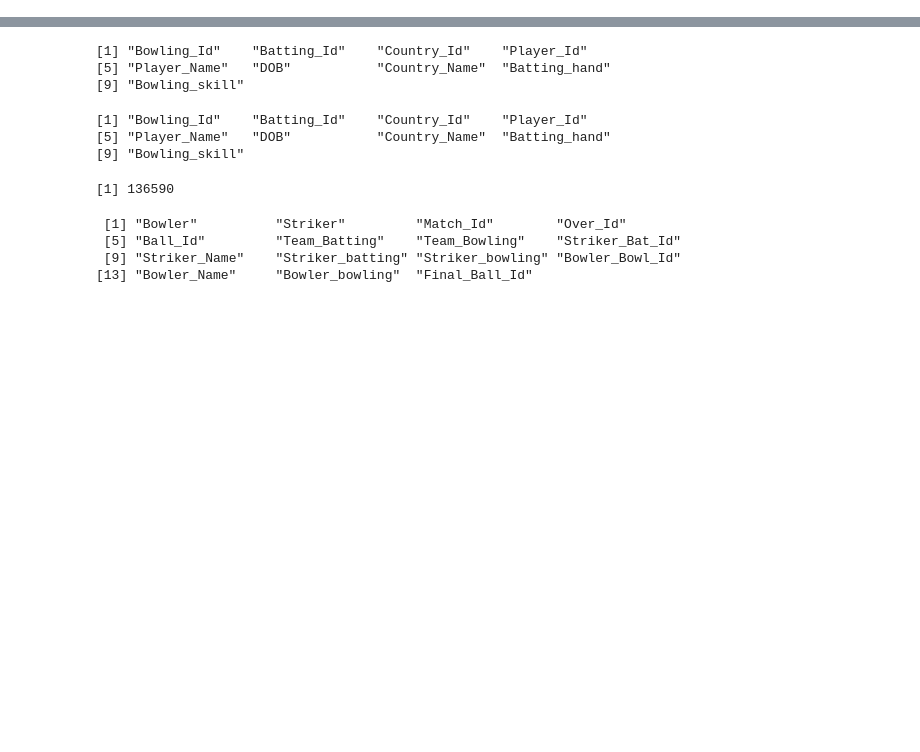
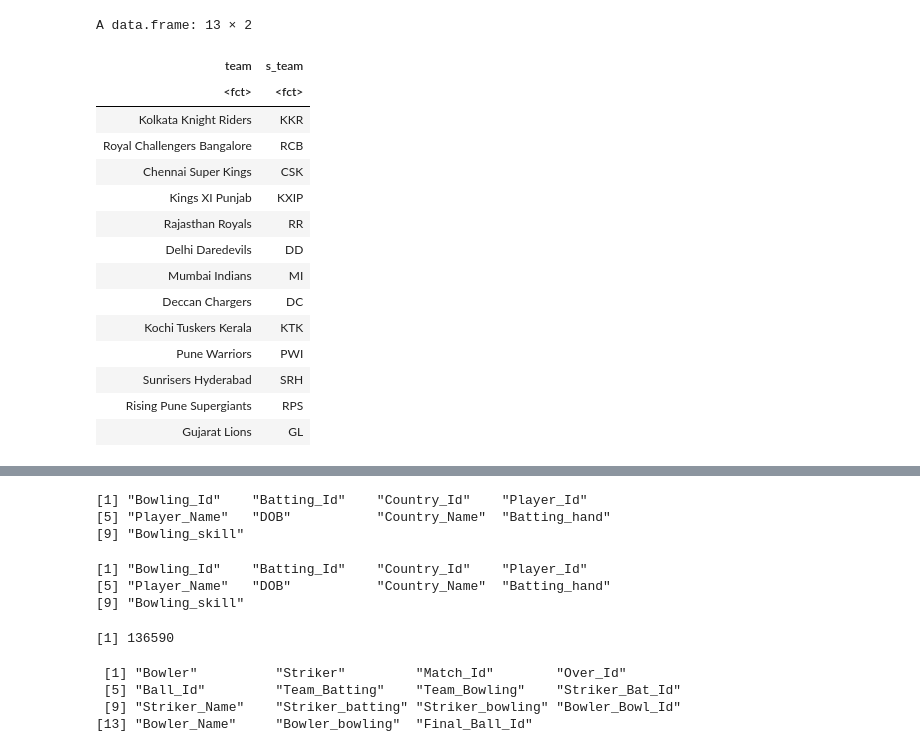
Before and after one commit to ronaldallapadan/DataWranglingProject, a Jupyter notebook: Data422_Group_Project.ipynb, the cells around one changed output, grey strips where cells are left out. Saved outputs shown, nothing was run; the diff lists cells and outputs as text; code cells hidden in the pictures; blank space fills up the shorter version.

```diff
--- a/Data422_Group_Project.ipynb
+++ b/Data422_Group_Project.ipynb
@@ -9,7 +9,10 @@ batting_style = read.csv("./Data/Batting_Style.csv")
 wicket_taken = read.csv("./Data/wicket_taken.csv")
 bowling_style = read.csv("./Data/Bowling_Style.csv")
 batsman_scored = read.csv("./Data/batsman_scored.csv")
-nrow(batsman_scored)
+data <- read.csv("./Data/deliveries.csv")
+matches <- read.csv("./Data/Match.csv")
+matches <- matches[,-18]
+data$wickets <- as.numeric(ifelse(data$player_dismissed =="" ,"",1))
 # %% [output]
 Parsed with column specification:
 cols(
@@ -31,0 +34,4 @@ cols(
+# %%
+teams <- data %>% select(batting_team)%>%
+  distinct()
+teams
@@ -31,0 +75,21 @@ cols(
+# %%
+s_team <- c("KKR","RCB","CSK","KXIP","RR","DD","MI","DC","KTK","PWI","SRH","RPS","GL")
+teams <- cbind(teams, s_team)
+teams
+# %% [output]
+A data.frame: 13 × 2
+| team | s_team |
+| <fct> | <fct> |
+| Kolkata Knight Riders | KKR |
+| Royal Challengers Bangalore | RCB |
+| Chennai Super Kings | CSK |
+| Kings XI Punjab | KXIP |
+| Rajasthan Royals | RR |
+| Delhi Daredevils | DD |
+| Mumbai Indians | MI |
+| Deccan Chargers | DC |
+| Kochi Tuskers Kerala | KTK |
+| Pune Warriors | PWI |
+| Sunrisers Hyderabad | SRH |
+| Rising Pune Supergiants | RPS |
+| Gujarat Lions | GL |
```
Also changed, not shown: parts of 9 cells of this notebook, 2 other files.
